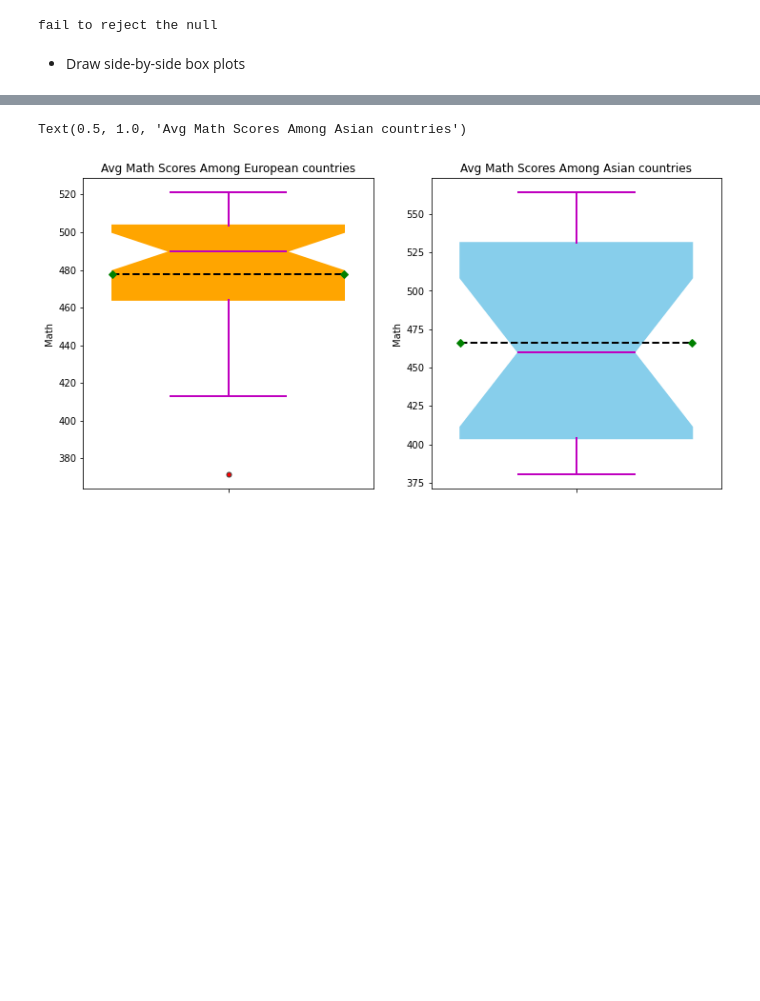
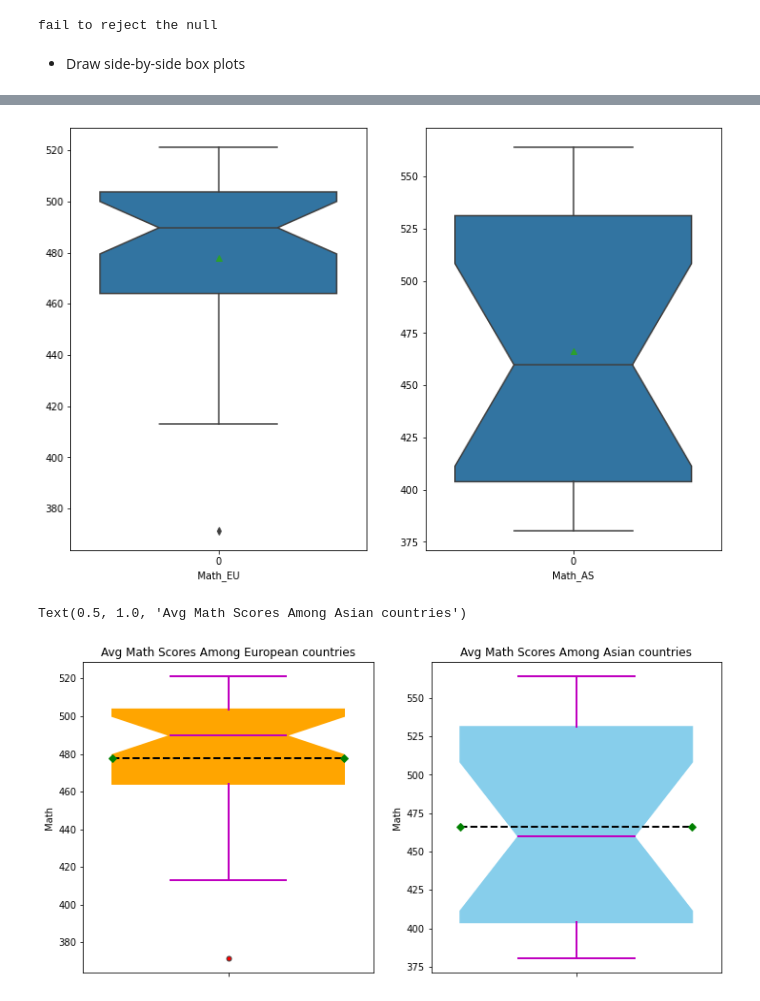
Before and after one commit to celik-muhammed/11-Python-Data-Statistics-Basics, a Jupyter notebook: 00-Assignments/StatwPy-Assignment-3-Hypothesis-Tests.ipynb, the cells around one changed output, grey strips where cells are left out. Drawn from its saved outputs; the diff is of its cells as text; code cells hidden in the pictures; blank space fills up the shorter version.

```diff
--- a/00-Assignments/StatwPy-Assignment-3-Hypothesis-Tests.ipynb
+++ b/00-Assignments/StatwPy-Assignment-3-Hypothesis-Tests.ipynb
@@ -309,3 +337,11 @@ fail to reject the null
+# %%
+fig, ax = plt.subplots(nrows=1, ncols=df_num.shape[1],figsize=(12,8))
+
+for j in range(df_num.shape[1]):
+    g = sns.boxplot(data=df_num.iloc[:,j], ax=ax[j], orient="v", showmeans=True, notch=True)
+    g.set(xlabel = df_num.columns[j])
+# %% [output]
+[figure, added]
 # %%
 fig, ax = plt.subplots(nrows = 1, ncols=2, figsize=(12,6))
 
```
Also changed, not shown: parts of 5 cells of this notebook.
